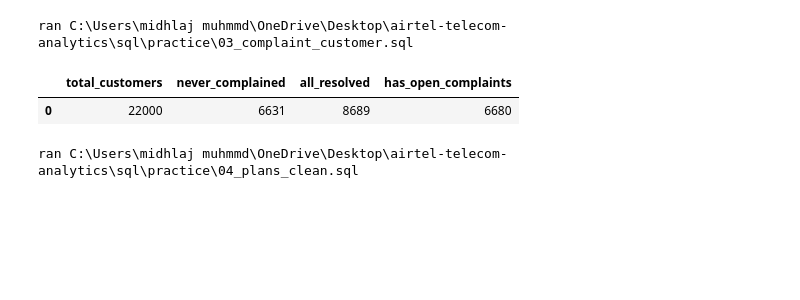
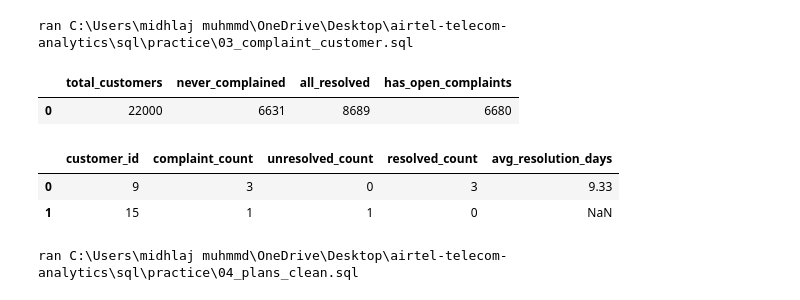
Before and after one commit to midlajmuhammad/airtel-telecom-analytics, a Jupyter notebook: notebook/04_preparation.ipynb, the cells around one changed output. Cells and saved outputs as stored; diff of their text form; code cells hidden in the pictures; blank space fills up the shorter version.

```diff
--- a/notebook/04_preparation.ipynb
+++ b/notebook/04_preparation.ipynb
@@ -92,6 +97,15 @@ FROM v_complaint_customer;""")
 # %% [output]
 |  | total_customers | never_complained | all_resolved | has_open_complaints |
 | 0 | 22000 | 6631 | 8689 | 6680 |
+# %%
+q("""SELECT *
+FROM v_complaint_customer
+WHERE customer_id IN (9, 15);
+""")
+# %% [output]
+|  | customer_id | complaint_count | unresolved_count | resolved_count | avg_resolution_days |
+| 0 | 9 | 3 | 0 | 3 | 9.33 |
+| 1 | 15 | 1 | 1 | 0 | NaN |
 # %%
 run_sql_file(r'C:\Users\midhlaj muhmmd\OneDrive\Desktop\airtel-telecom-analytics\sql\practice\04_plans_clean.sql')
 # %% [output]
```
Also changed, not shown: parts of 19 cells of this notebook, 7 other files.
